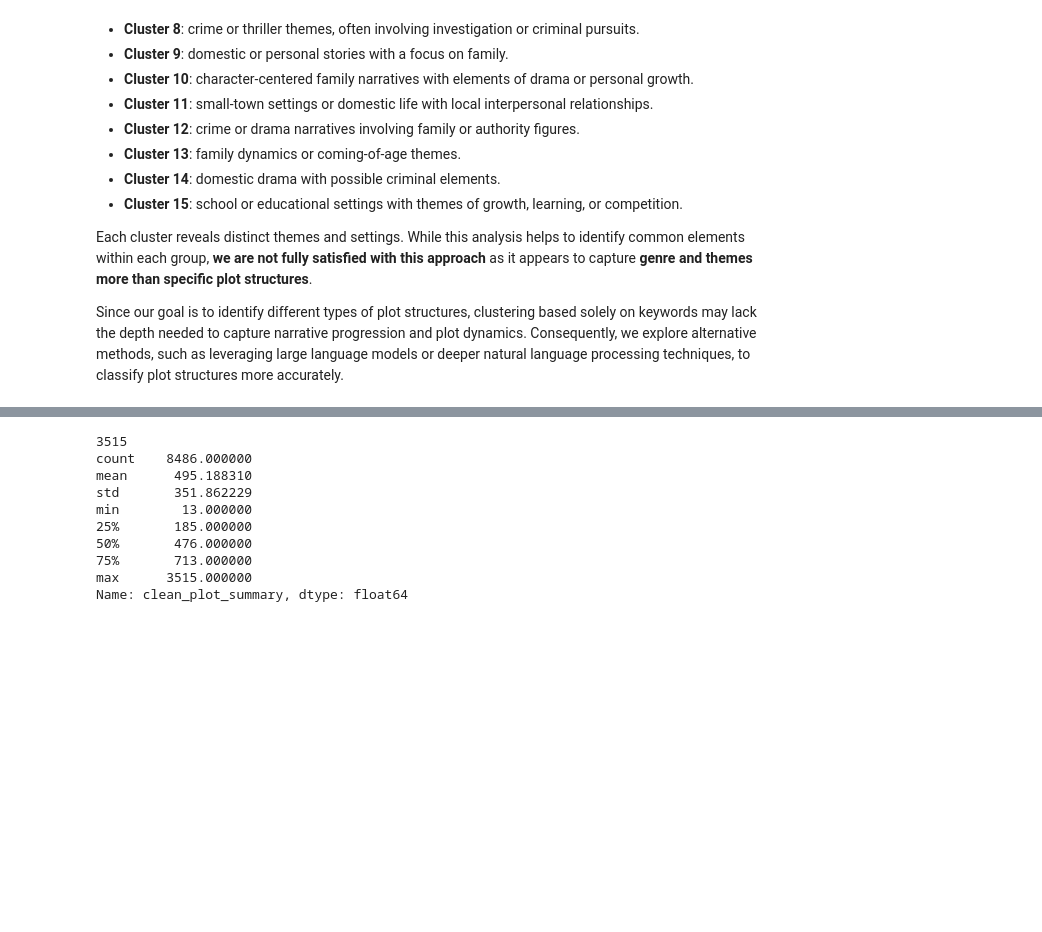
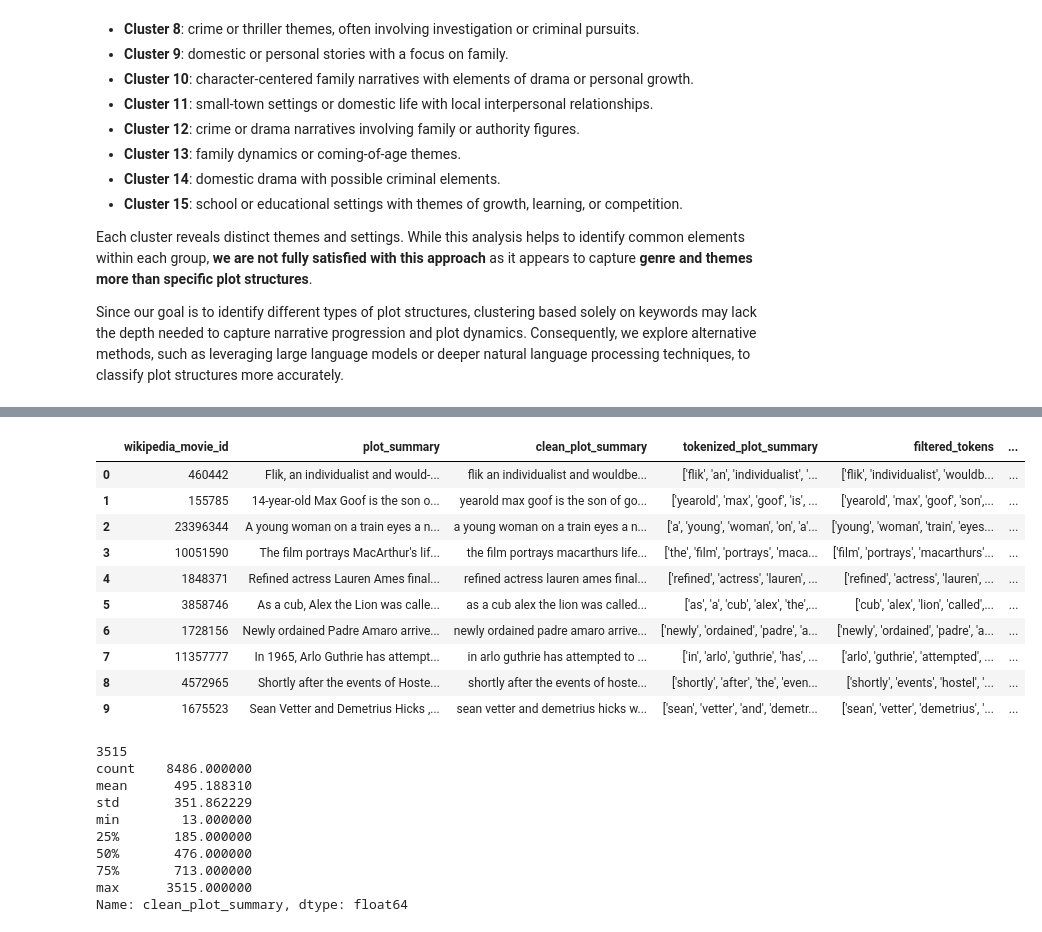
Before and after one commit to arthurEpfl/CMU_MovieCorpus_Data_Analysis, a Jupyter notebook: src/summaries.ipynb, the cells around one changed output, grey strips where cells are left out. Saved outputs shown, nothing was run; the diff lists cells and outputs as text; code cells hidden in the pictures; blank space fills up the shorter version.

```diff
--- a/src/summaries.ipynb
+++ b/src/summaries.ipynb
@@ -296,3 +426,18 @@ Error:
+# %%
+merged_sample = pd.merge(test_sample, movies, on='wikipedia_movie_id', how='left')
+merged_sample
+# %% [output]
+|  | wikipedia_movie_id | plot_summary | clean_plot_summary | tokenized_plot_summary | filtered_tokens | ... |
+| 0 | 460442 | Flik, an individualist and would-... | flik an individualist and wouldbe... | ['flik', 'an', 'individualist', '... | ['flik', 'individualist', 'wouldb... | ... |
+| 1 | 155785 | 14-year-old Max Goof is the son o... | yearold max goof is the son of go... | ['yearold', 'max', 'goof', 'is', ... | ['yearold', 'max', 'goof', 'son',... | ... |
+| 2 | 23396344 | A young woman on a train eyes a n... | a young woman on a train eyes a n... | ['a', 'young', 'woman', 'on', 'a'... | ['young', 'woman', 'train', 'eyes... | ... |
+| 3 | 10051590 | The film portrays MacArthur's lif... | the film portrays macarthurs life... | ['the', 'film', 'portrays', 'maca... | ['film', 'portrays', 'macarthurs'... | ... |
+| 4 | 1848371 | Refined actress Lauren Ames final... | refined actress lauren ames final... | ['refined', 'actress', 'lauren', ... | ['refined', 'actress', 'lauren', ... | ... |
+| 5 | 3858746 | As a cub, Alex the Lion was calle... | as a cub alex the lion was called... | ['as', 'a', 'cub', 'alex', 'the',... | ['cub', 'alex', 'lion', 'called',... | ... |
+| 6 | 1728156 | Newly ordained Padre Amaro arrive... | newly ordained padre amaro arrive... | ['newly', 'ordained', 'padre', 'a... | ['newly', 'ordained', 'padre', 'a... | ... |
+| 7 | 11357777 | In 1965, Arlo Guthrie has attempt... | in arlo guthrie has attempted to ... | ['in', 'arlo', 'guthrie', 'has', ... | ['arlo', 'guthrie', 'attempted', ... | ... |
+| 8 | 4572965 | Shortly after the events of Hoste... | shortly after the events of hoste... | ['shortly', 'after', 'the', 'even... | ['shortly', 'events', 'hostel', '... | ... |
+| 9 | 1675523 | Sean Vetter and Demetrius Hicks ,... | sean vetter and demetrius hicks w... | ['sean', 'vetter', 'and', 'demetr... | ['sean', 'vetter', 'demetrius', '... | ... |
 # %%
 # see what is the longest summary in common_summaries
 max_len = max(common_summaries['clean_plot_summary'].apply(lambda x: len(x.split())))
```
Also changed, not shown: parts of 15 cells of this notebook.
